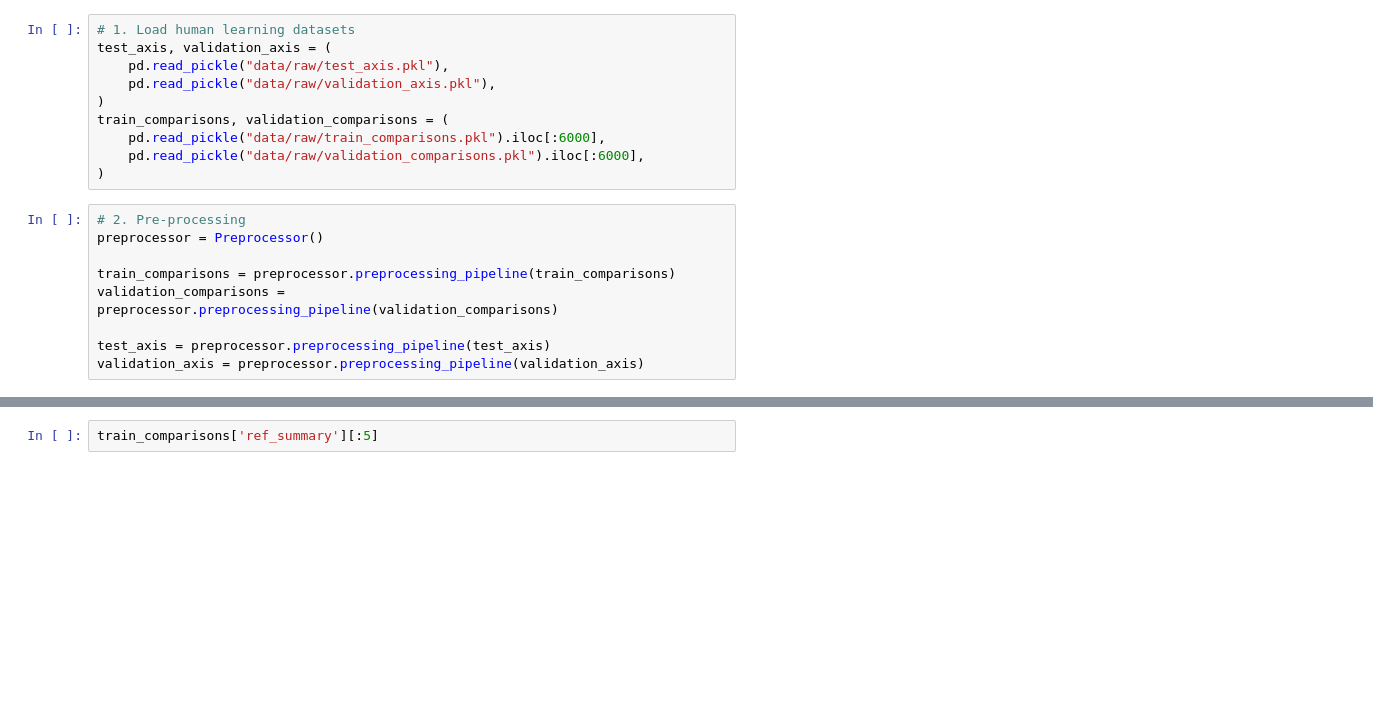
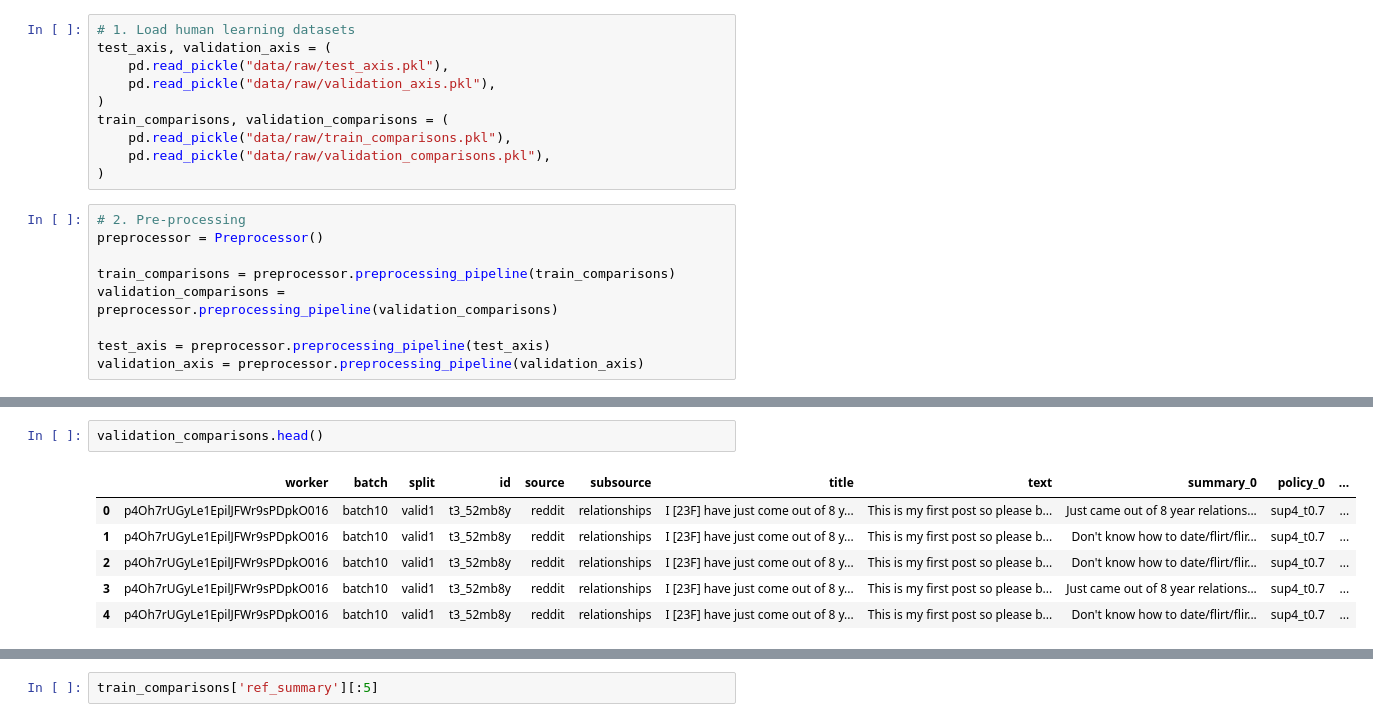
Before and after one commit to DavidColasRomanos/ExplainSumm, a Jupyter notebook: feature_engineering.ipynb, the cells around one changed output, grey strips where cells are left out. Saved outputs shown, nothing was run; the diff lists cells and outputs as text; blank space fills up the shorter version.

```diff
--- a/feature_engineering.ipynb
+++ b/feature_engineering.ipynb
@@ -45,8 +45,8 @@ test_axis, validation_axis = (
     pd.read_pickle("data/raw/validation_axis.pkl"),
 )
 train_comparisons, validation_comparisons = (
-    pd.read_pickle("data/raw/train_comparisons.pkl").iloc[:6000],
-    pd.read_pickle("data/raw/validation_comparisons.pkl").iloc[:6000],
+    pd.read_pickle("data/raw/train_comparisons.pkl"),
+    pd.read_pickle("data/raw/validation_comparisons.pkl"),
 )
 # %%
 # 2. Pre-processing
@@ -91,0 +96,9 @@ train_comparisons
+# %%
+validation_comparisons.head()
+# %% [output]
+|  | worker | batch | split | id | source | subsource | title | text | summary_0 | policy_0 | ... |
+| 0 | p4Oh7rUGyLe1EpilJFWr9sPDpkO016 | batch10 | valid1 | t3_52mb8y | reddit | relationships | I [23F] have just come out of 8 y... | This is my first post so please b... | Just came out of 8 year relations... | sup4_t0.7 | ... |
+| 1 | p4Oh7rUGyLe1EpilJFWr9sPDpkO016 | batch10 | valid1 | t3_52mb8y | reddit | relationships | I [23F] have just come out of 8 y... | This is my first post so please b... | Don't know how to date/flirt/flir... | sup4_t0.7 | ... |
+| 2 | p4Oh7rUGyLe1EpilJFWr9sPDpkO016 | batch10 | valid1 | t3_52mb8y | reddit | relationships | I [23F] have just come out of 8 y... | This is my first post so please b... | Don't know how to date/flirt/flir... | sup4_t0.7 | ... |
+| 3 | p4Oh7rUGyLe1EpilJFWr9sPDpkO016 | batch10 | valid1 | t3_52mb8y | reddit | relationships | I [23F] have just come out of 8 y... | This is my first post so please b... | Just came out of 8 year relations... | sup4_t0.7 | ... |
+| 4 | p4Oh7rUGyLe1EpilJFWr9sPDpkO016 | batch10 | valid1 | t3_52mb8y | reddit | relationships | I [23F] have just come out of 8 y... | This is my first post so please b... | Don't know how to date/flirt/flir... | sup4_t0.7 | ... |
```
Also changed, not shown: parts of 36 cells of this notebook, 1 other file.
